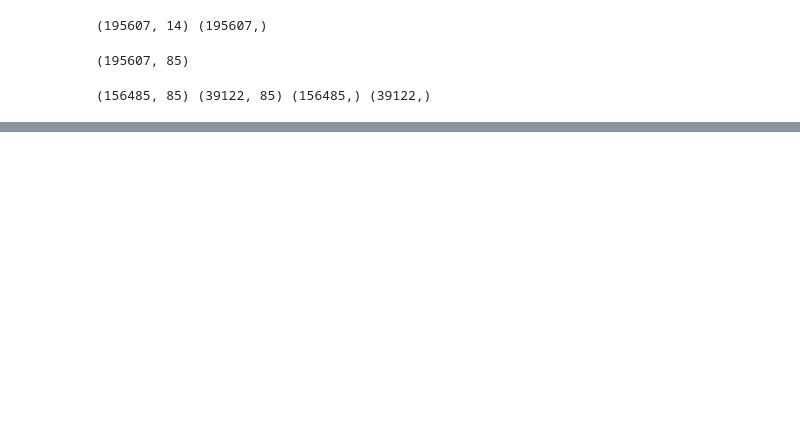
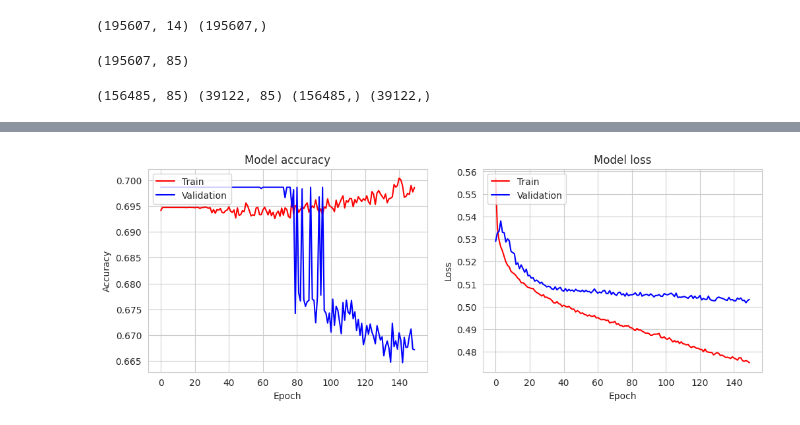
Before and after one commit to SergioDLezama/Retail-Analysis, a Jupyter notebook: Predict_Customer_Segment.ipynb, the cells around one changed output, grey strips where cells are left out. Cells and saved outputs as stored; diff of their text form; code cells hidden in the pictures; blank space fills up the shorter version.

```diff
--- a/Predict_Customer_Segment.ipynb
+++ b/Predict_Customer_Segment.ipynb
@@ -476 +483,6 @@ Epoch 50/50
+# %%
+# Visualizing model loss and accuracy
+plot_history_accuracy(model_history)
+# %% [output]
+[figure, added]
 # %%
```
Also changed, not shown: parts of 87 cells of this notebook.
